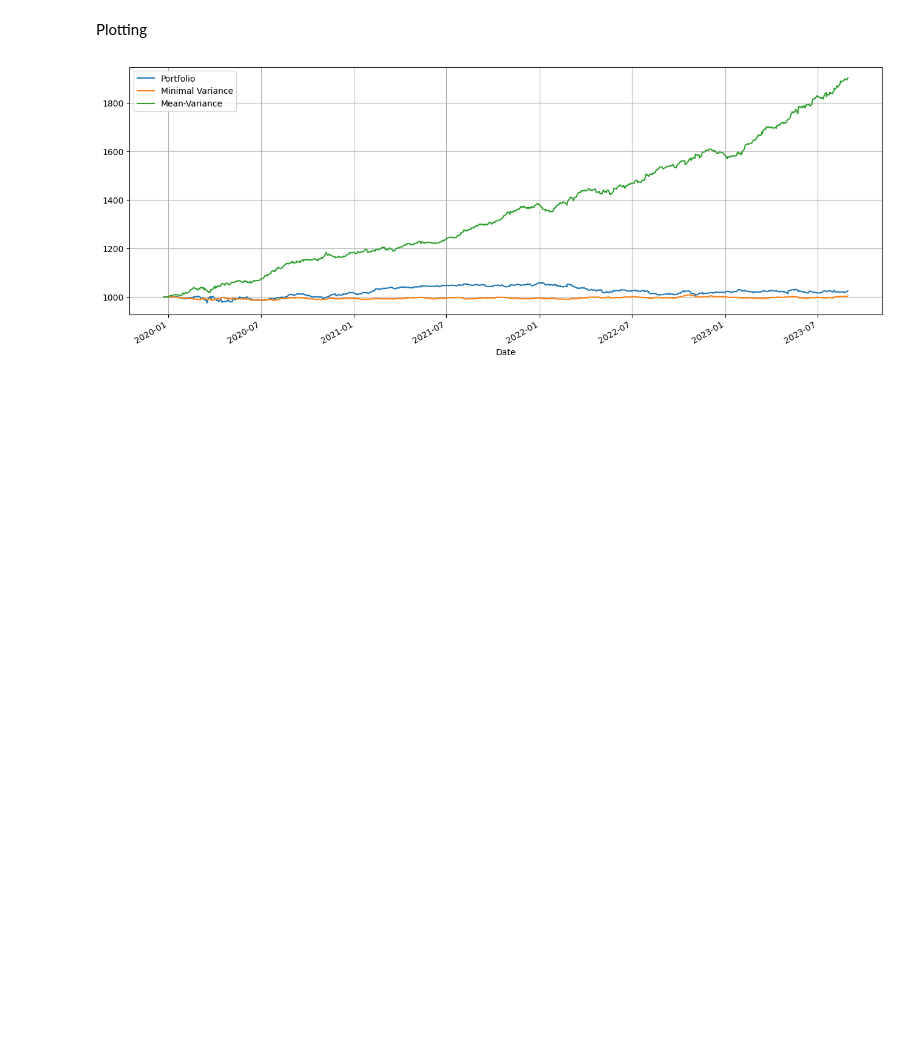
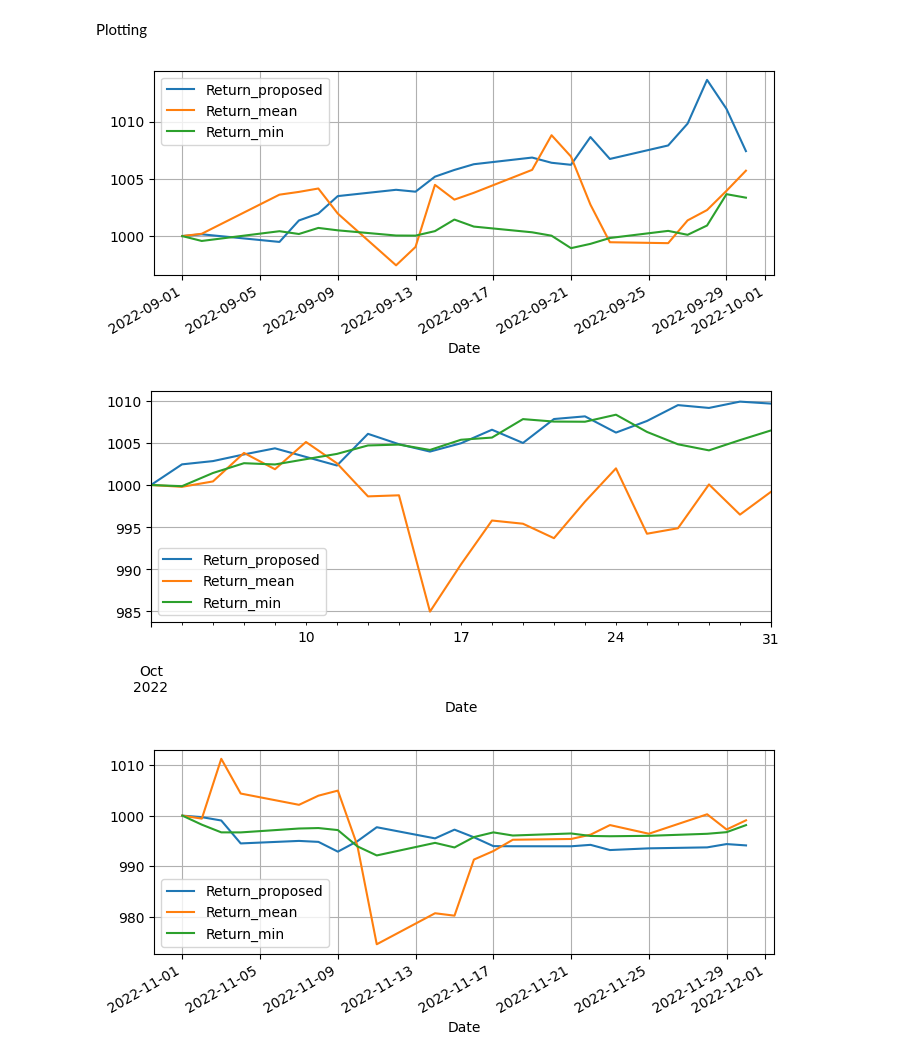
Before and after one commit to SonanZhang/Event-driven-statistical-arbitrage, a Jupyter notebook: strategy_earnings_12fold.ipynb, the cells around one changed output. Drawn from its saved outputs; the diff is of its cells as text; code cells hidden in the pictures; blank space fills up the shorter version.

Commit message:
update with 12 fold

```diff
--- a/strategy_earnings_12fold.ipynb
+++ b/strategy_earnings_12fold.ipynb
@@ -263,8 +264,6 @@ for i in range (12):
     print('\n')
 # %%
-file = open('min_test_model_and_statistics.txt','w')
-for item in min_test_12fold:
-	file.write(str(item)+"\n")
-for item in min_test_statistics:
-	file.write(str(item)+"\n")
+file = open('mean_var_test_model_and_statistics_last_1.txt','w')
+for item in mean_var_test_12fold:
+    file.write(str(item)+"\n")
 file.close()
@@ -283,7 +269,0 @@ for i in range (12):
-# %%
-file = open('mean_var_test_model_and_statistics.txt','w')
-for item in mean_var_test_12fold:
-	file.write(str(item)+"\n")
-for item in mean_var_test_statistics:
-	file.write(str(item)+"\n")
-file.close()
@@ -290,13 +318,39 @@ file.close()
+# %%
+min = pd.read_csv('min_test_model_and_statistics.txt', header = None, sep = '\t')
+i = 0
+skip_rows = list()
+for item in min[0]:
+    if min[0][i] == "Name: Minimal Variance, dtype: float64" or min[0][i] == "Date":
+        skip_rows.append(i)
+    i = i + 1
+min_deleted = pd.read_csv('min_test_model_and_statistics.txt', header = None, sep = '    ', skiprows = skip_rows)
+min_deleted[0] = pd.to_datetime(min_deleted[0])
+min_deleted.columns =['Date', 'Return_min']
+min_deleted = min_deleted.set_index('Date')
+min_12_fold_read = list()
+for i in range(12):
+    month = i + 9
+    if month > 12:
+        month = month - 12
+
+    temp = min_deleted.loc[
+         min_deleted.index.month == month
+    ]
+    Series = temp.iloc[:,0]
+    temp = pd.Series(Series, index = temp.index)
+    min_12_fold_read.append(temp)
 # %% [markdown]
 Plotting
 # %%
 #Plot the results
 for i in range (12):
-    port_test[i].plot(figsize=(16,6))
-    min_test[i].plot()
-    mean_var_test[i].plot()
+    proposed_12_fold_read[i].plot(figsize=(8,3))
+    mean_12_fold_read[i].plot(figsize=(8,3))
+    min_12_fold_read[i].plot(figsize=(8,3))
     plt.grid()
     plt.legend()
     plt.show()
 # %% [output]
-[figure, old version]
+[figure, new version]
+[figure, added]
+[figure, added]
```
Also changed, not shown: parts of 12 cells of this notebook, 4 other files.
